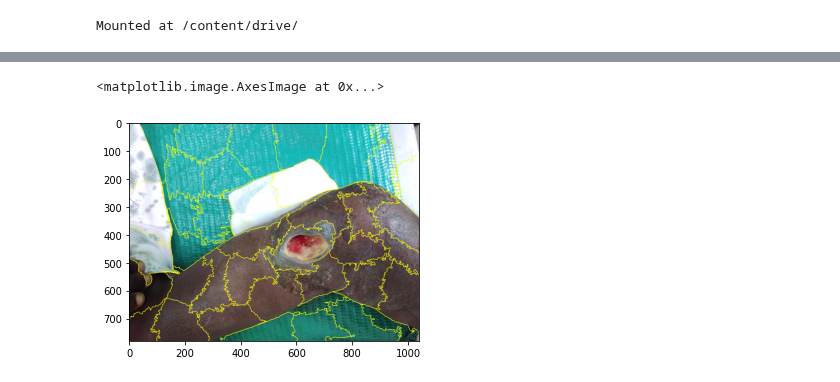
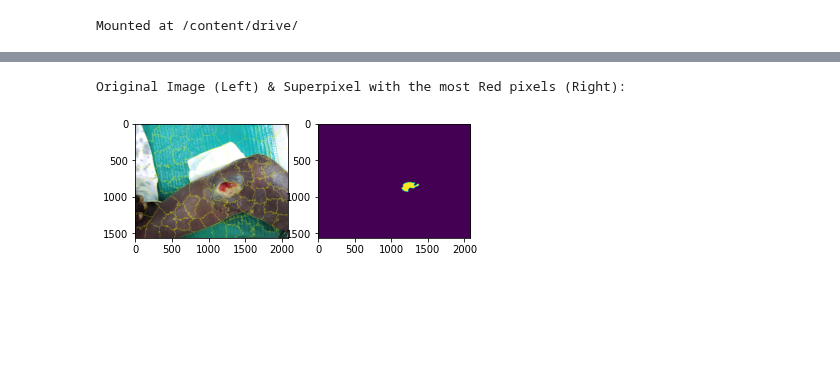
Before and after one commit to reaganest/skin-disease-diagnosis, a Jupyter notebook: Capstone I/Code/Skin_Mask_RCNN_superpix.ipynb, the cells around one changed output, grey strips where cells are left out. Saved outputs shown, nothing was run; the diff lists cells and outputs as text; code cells hidden in the pictures; blank space fills up the shorter version.

Commit message:
find most red pixels in superpixels using euclidean distance

```diff
--- a/Capstone I/Code/Skin_Mask_RCNN_superpix.ipynb
+++ b/Capstone I/Code/Skin_Mask_RCNN_superpix.ipynb
@@ -86,38 +88,47 @@ def draw_segmentation_map(image, masks, boxes):
 
 
     return image
-# %%
-#refined 1
-images = 'CD00000765_20210614114023_0002_20210614114201_20210614_114559.jpg'
-
-folder = images[0:10]
-image_path = '/content/drive/MyDrive/Skin_Disease/Skin_Images/' + folder + '/' + images + ''
-image = Image.open(image_path).convert('RGB')
-sk_image = imread(image_path)
-sk_image= img_as_float(sk_image[::2, ::2])
-# keep a copy of the original image for OpenCV functions and applying masks
-orig_image = image.copy()
-# transform the image
-image = transform(image)
-# add a batch dimension
-image = image.unsqueeze(0).to(device)
-with torch.no_grad():
-    # forward pass of the image through the modle
-    outputs = model(image)
-
-# get all the scores
-scores = list(outputs[0]['scores'].detach().cpu().numpy())
-
-masks, boxes = get_outputs(outputs)
-boxes = np.array(boxes)
-
-segments_slic = slic(sk_image, n_segments=50, compactness=10, sigma=1,
-                     start_label=0)
-
-result = draw_segmentation_map(orig_image, masks, boxes)
-
-
-plt.imshow(mark_boundaries(sk_image, segments_slic))
-# %% [output]
-<matplotlib.image.AxesImage at 0x...>
-[figure, removed]
+# %%
+#refined 1
+images = 'CD00000765_20210614114023_0002_20210614114201_20210614_114559.jpg'
+
+folder = images[0:10]
+image_path = '/content/drive/MyDrive/Skin_Disease/Skin_Images/' + folder + '/' + images + ''
+
+sk_image = io.imread(image_path)
+
+segment_slic = slic(sk_image, n_segments=100, compactness=10, sigma=1, start_label=0)
+new_image = rgb2lab(sk_image)
+base_distance = 256
+red = 0
+for index in np.unique(segment_slic):
+
+  superpixel = (segment_slic == index)
+  #make sure that the segment equals the current index and set variable superpixel equal to tht
+  average_superpixel_color = np.average(new_image[superpixel],axis=0)
+  #average color of each superpixel
+  lab_superpixel_color = rgb2lab([[average_superpixel_color]])
+  #turn the average color from rgb2lab so it can be compared mathematically
+  avg_superpixel_red = np.clip(lab_superpixel_color,0,255,out=lab_superpixel_color)
+
+  euclidean_distance = math.dist(avg_superpixel_red[0][0], [255,0,0])
+  #comparing euclidean distance from color red to the average red color of each super pixel
+  if euclidean_distance < base_distance:
+    base_distance = euclidean_distance
+    red = superpixel
+    #compare each distance from to see which super pixel has the smallest distance
+
+
+print('Original Image (Left) & Superpixel with the most Red pixels (Right):')
+plt.subplot(1, 2, 1)
+plt.imshow(mark_boundaries(sk_image,segment_slic))
+
+plt.subplot(1, 2, 2)
+plt.imshow(red)
+
+
+plt.show()
+#plt.imshow(mark_boundaries(sk_image,red))
+# %% [output]
+Original Image (Left) & Superpixel with the most Red pixels (Right):
+[figure, added]
```
Also changed, not shown: parts of 2 cells of this notebook.
